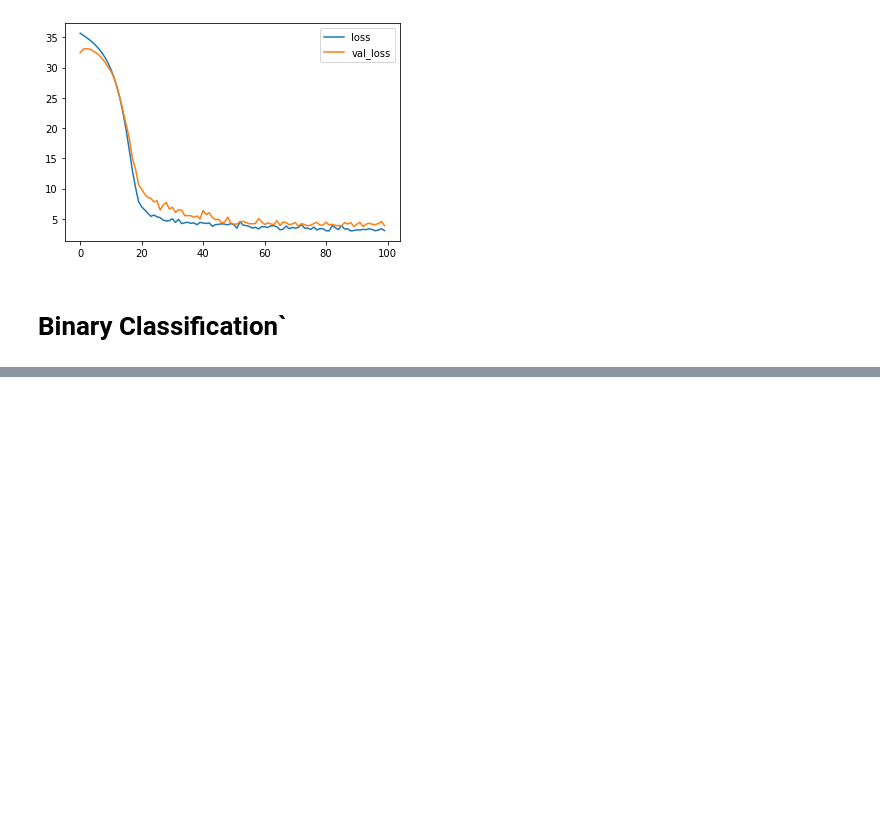
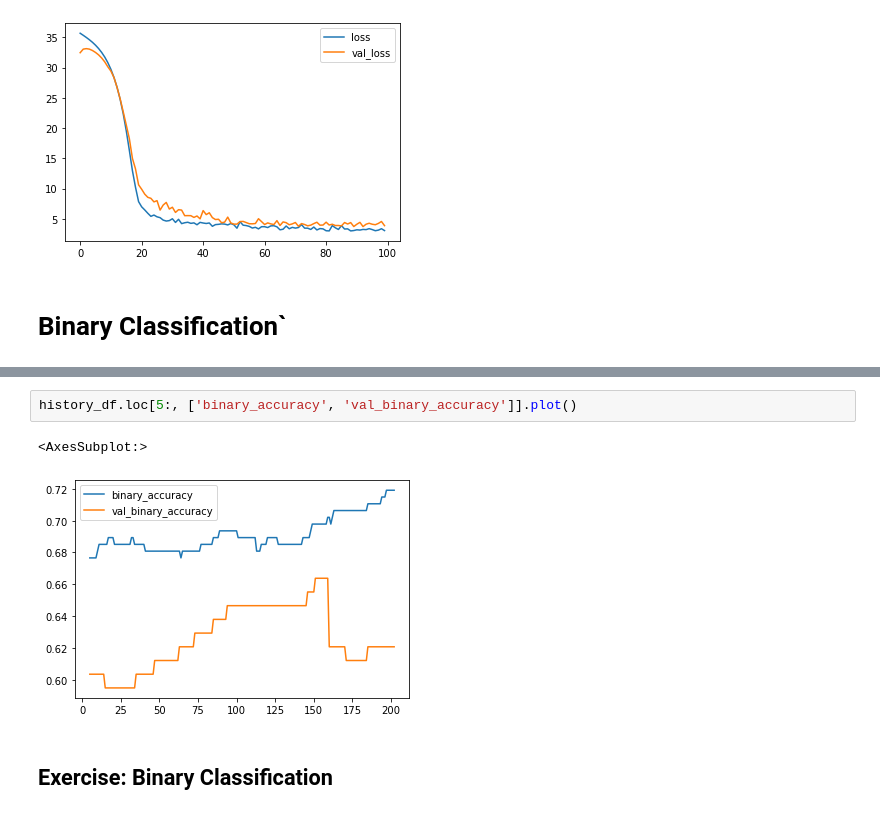
Before and after one commit to AliakbarMehdizadeh/Deep-Neural-Networks, a Jupyter notebook: Intro_to_Deep_Learning.ipynb, the cells around one changed output, grey strips where cells are left out. Cells and saved outputs as stored; diff of their text form; blank space fills up the shorter version.

```diff
--- a/Intro_to_Deep_Learning.ipynb
+++ b/Intro_to_Deep_Learning.ipynb
@@ -766,0 +858,7 @@ history_df.loc[0:, ['loss', 'val_loss']].plot()
+# %%
+history_df.loc[5:, ['binary_accuracy', 'val_binary_accuracy']].plot()
+# %% [output]
+<AxesSubplot:>
+[figure, added]
+# %% [markdown]
+## Exercise: Binary Classification
```
Also changed, not shown: parts of 42 cells of this notebook.
